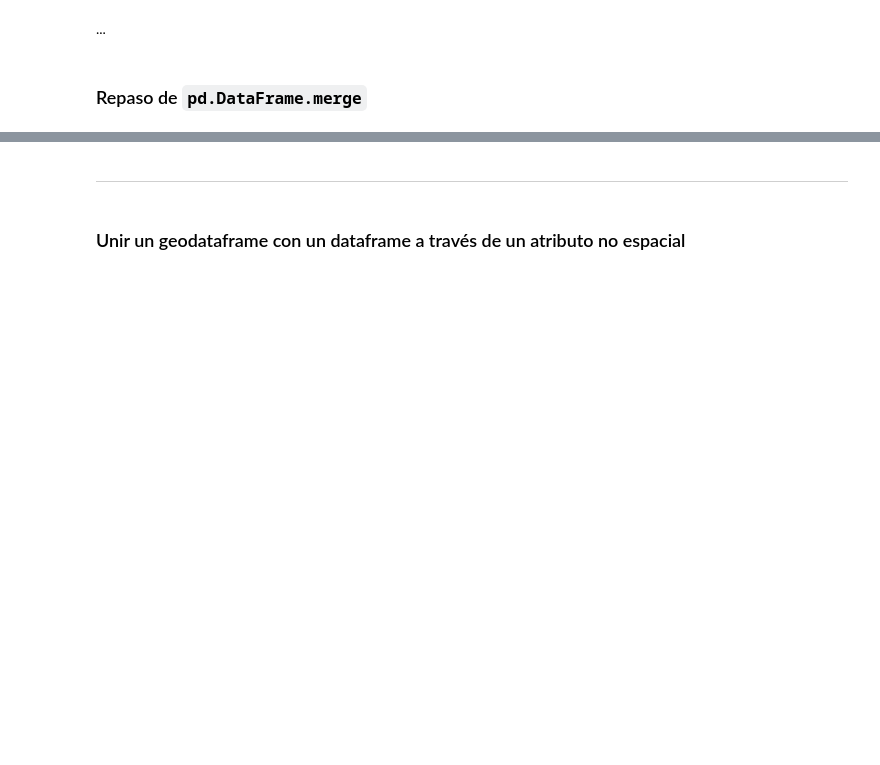
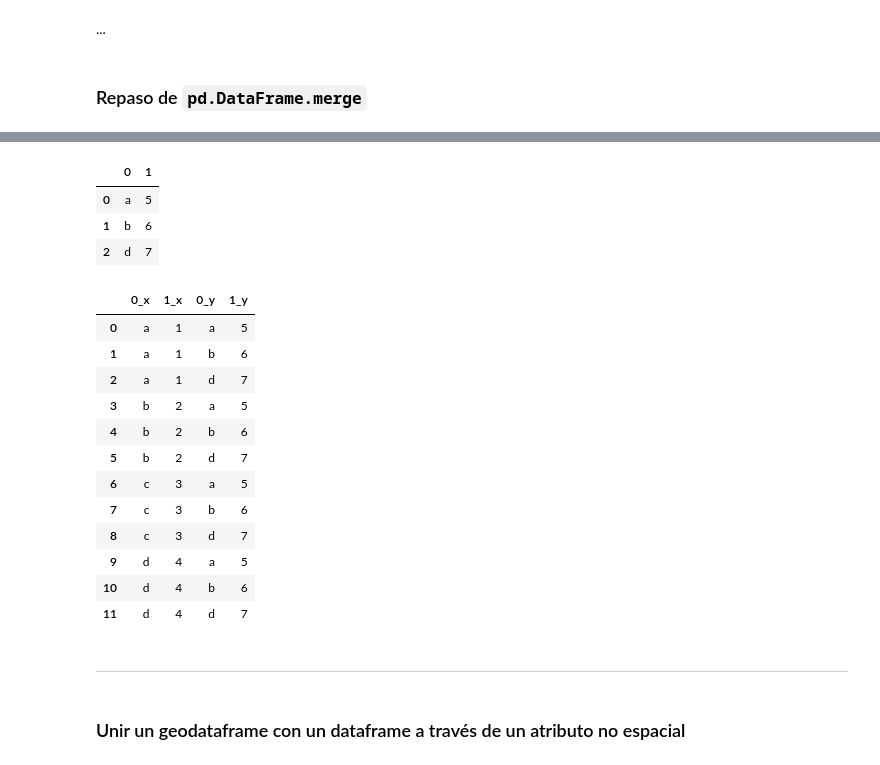
Before and after one commit to rbonazzola/PythonParaEconomistas2023, a Jupyter notebook: Clase6/PythEcon2023_c6.ipynb, the cells around one changed output, grey strips where cells are left out. Drawn from its saved outputs; the diff is of its cells as text; code cells hidden in the pictures; blank space fills up the shorter version.

```diff
--- a/Clase6/PythEcon2023_c6.ipynb
+++ b/Clase6/PythEcon2023_c6.ipynb
@@ -14,0 +17,22 @@
+# %%
+#
+df1 = [["a", "b", "c", "d"], [1, 2, 3, 4]]
+df1 = pd.DataFrame(df1).transpose()
+df1
+
+df2 = [["a", "b", "d"], [5, 6, 7]]
+df2 = pd.DataFrame(df2).transpose()
+
+# Como df3 pero le cambiamos el nombre a las columnas
+df3 = [["a", "b", "c"], [8, 9, 10]]
+df3 = pd.DataFrame(df3).transpose()
+
+# Como df3 pero le cambiamos el nombre a las columnas
+df4 = [["a", "b", "c"], [8, 9, 10]]
+df4 = pd.DataFrame(df4).transpose()
+df4.columns = ["a", "b"]
+
+display(df1)
+display(df2)
+display(df3)
+display(df4)
@@ -15,3 +108,26 @@
+# %%
+df2
+# %% [output]
+|  | 0 | 1 |
+| 0 | a | 5 |
+| 1 | b | 6 |
+| 2 | d | 7 |
+# %%
+pd.merge(df1, df2, how='cross')
+# %% [output]
+|  | 0_x | 1_x | 0_y | 1_y |
+| 0 | a | 1 | a | 5 |
+| 1 | a | 1 | b | 6 |
+| 2 | a | 1 | d | 7 |
+| 3 | b | 2 | a | 5 |
+| 4 | b | 2 | b | 6 |
+| 5 | b | 2 | d | 7 |
+| 6 | c | 3 | a | 5 |
+| 7 | c | 3 | b | 6 |
+| 8 | c | 3 | d | 7 |
+| 9 | d | 4 | a | 5 |
+| 10 | d | 4 | b | 6 |
+| 11 | d | 4 | d | 7 |
 # %% [markdown]
 ___
 # %% [markdown]
```
Also changed, not shown: parts of 36 cells of this notebook.
